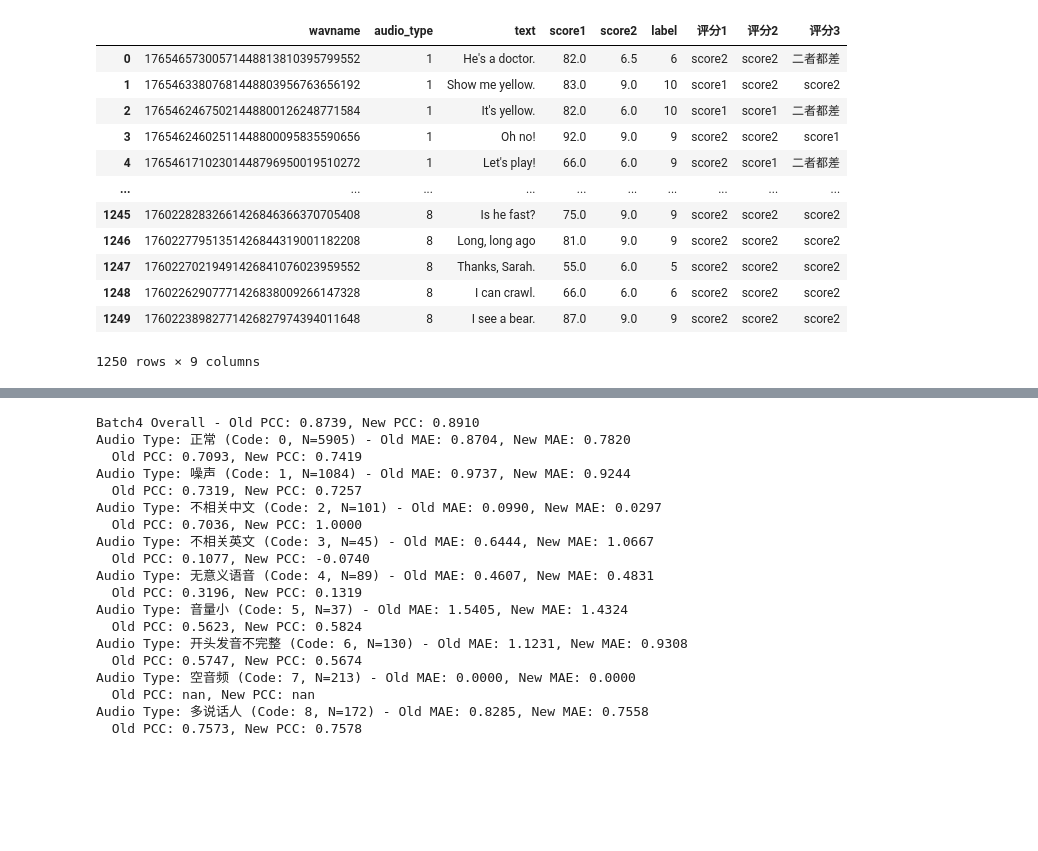
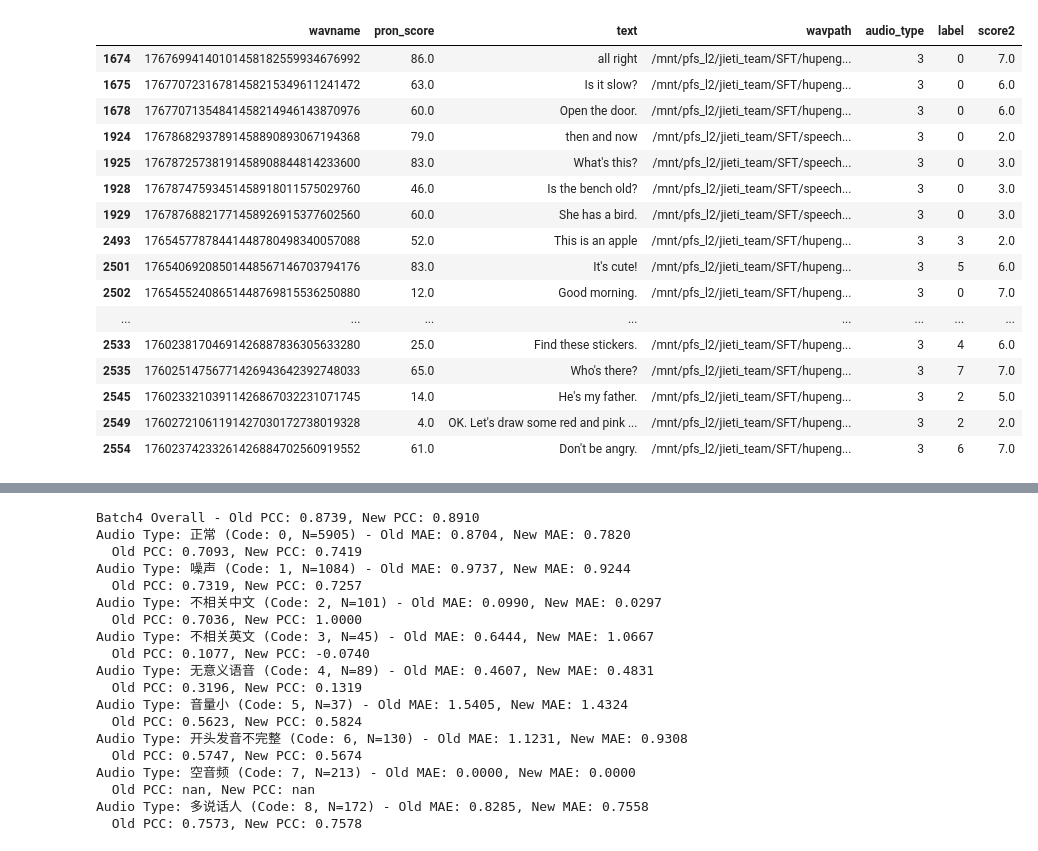
Before and after one commit to FreeLo0op/kimi-sft, a Jupyter notebook: utils/stastic/abnoraml_stastic.ipynb, the cells around one changed output, grey strips where cells are left out. Saved outputs shown, nothing was run; the diff lists cells and outputs as text; code cells hidden in the pictures; blank space fills up the shorter version.

```diff
--- a/utils/stastic/abnoraml_stastic.ipynb
+++ b/utils/stastic/abnoraml_stastic.ipynb
@@ -258,19 +303,23 @@ data_info_new = llm_score_remap(new_infer_res, data_info_new)
-# %%
-data_info
-# %% [output]
-|  | wavname | audio_type | text | score1 | score2 | label | 评分1 | 评分2 | 评分3 |
-| 0 | 17654657300571448813810395799552 | 1 | He's a doctor. | 82.0 | 6.5 | 6 | score2 | score2 | 二者都差 |
-| 1 | 17654633807681448803956763656192 | 1 | Show me yellow. | 83.0 | 9.0 | 10 | score1 | score2 | score2 |
-| 2 | 17654624675021448800126248771584 | 1 | It's yellow. | 82.0 | 6.0 | 10 | score1 | score1 | 二者都差 |
-| 3 | 17654624602511448800095835590656 | 1 | Oh no! | 92.0 | 9.0 | 9 | score2 | score2 | score1 |
-| 4 | 17654617102301448796950019510272 | 1 | Let's play! | 66.0 | 6.0 | 9 | score2 | score1 | 二者都差 |
-| ... | ... | ... | ... | ... | ... | ... | ... | ... | ... |
-| 1245 | 17602282832661426846366370705408 | 8 | Is he fast? | 75.0 | 9.0 | 9 | score2 | score2 | score2 |
-| 1246 | 17602277951351426844319001182208 | 8 | Long, long ago | 81.0 | 9.0 | 9 | score2 | score2 | score2 |
-| 1247 | 17602270219491426841076023959552 | 8 | Thanks, Sarah. | 55.0 | 6.0 | 5 | score2 | score2 | score2 |
-| 1248 | 17602262907771426838009266147328 | 8 | I can crawl. | 66.0 | 6.0 | 6 | score2 | score2 | score2 |
-| 1249 | 17602238982771426827974394011648 | 8 | I see a bear. | 87.0 | 9.0 | 9 | score2 | score2 | score2 |
-1250 rows × 9 columns
+# %%
+data_info_new[data_info_new['audio_type'] == '3'][data_info_new['score2'] != 0]
+# %% [output]
+|  | wavname | pron_score | text | wavpath | audio_type | label | score2 |
+| 1674 | 17676994140101458182559934676992 | 86.0 | all right | /mnt/pfs_l2/jieti_team/SFT/hupeng... | 3 | 0 | 7.0 |
+| 1675 | 17677072316781458215349611241472 | 63.0 | Is it slow? | /mnt/pfs_l2/jieti_team/SFT/hupeng... | 3 | 0 | 6.0 |
+| 1678 | 17677071354841458214946143870976 | 60.0 | Open the door. | /mnt/pfs_l2/jieti_team/SFT/hupeng... | 3 | 0 | 6.0 |
+| 1924 | 17678682937891458890893067194368 | 79.0 | then and now | /mnt/pfs_l2/jieti_team/SFT/speech... | 3 | 0 | 2.0 |
+| 1925 | 17678725738191458908844814233600 | 83.0 | What's this? | /mnt/pfs_l2/jieti_team/SFT/speech... | 3 | 0 | 3.0 |
+| 1928 | 17678747593451458918011575029760 | 46.0 | Is the bench old? | /mnt/pfs_l2/jieti_team/SFT/speech... | 3 | 0 | 3.0 |
+| 1929 | 17678768821771458926915377602560 | 60.0 | She has a bird. | /mnt/pfs_l2/jieti_team/SFT/speech... | 3 | 0 | 3.0 |
+| 2493 | 17654577878441448780498340057088 | 52.0 | This is an apple | /mnt/pfs_l2/jieti_team/SFT/hupeng... | 3 | 3 | 2.0 |
+| 2501 | 17654069208501448567146703794176 | 83.0 | It's cute! | /mnt/pfs_l2/jieti_team/SFT/hupeng... | 3 | 5 | 6.0 |
+| 2502 | 17654552408651448769815536250880 | 12.0 | Good morning. | /mnt/pfs_l2/jieti_team/SFT/hupeng... | 3 | 0 | 7.0 |
+| ... | ... | ... | ... | ... | ... | ... | ... |
+| 2533 | 17602381704691426887836305633280 | 25.0 | Find these stickers. | /mnt/pfs_l2/jieti_team/SFT/hupeng... | 3 | 4 | 6.0 |
+| 2535 | 17602514756771426943642392748033 | 65.0 | Who's there? | /mnt/pfs_l2/jieti_team/SFT/hupeng... | 3 | 7 | 7.0 |
+| 2545 | 17602332103911426867032231071745 | 14.0 | He's my father. | /mnt/pfs_l2/jieti_team/SFT/hupeng... | 3 | 2 | 5.0 |
+| 2549 | 17602721061191427030172738019328 | 4.0 | OK. Let's draw some red and pink ... | /mnt/pfs_l2/jieti_team/SFT/hupeng... | 3 | 2 | 2.0 |
+| 2554 | 17602374233261426884702560919552 | 61.0 | Don't be angry. | /mnt/pfs_l2/jieti_team/SFT/hupeng... | 3 | 6 | 7.0 |
 # %%
 # abmorbal 测试集新版本分析
 analysis_df = pd.DataFrame({
```
Also changed, not shown: parts of 11 cells of this notebook, 13 other files.
